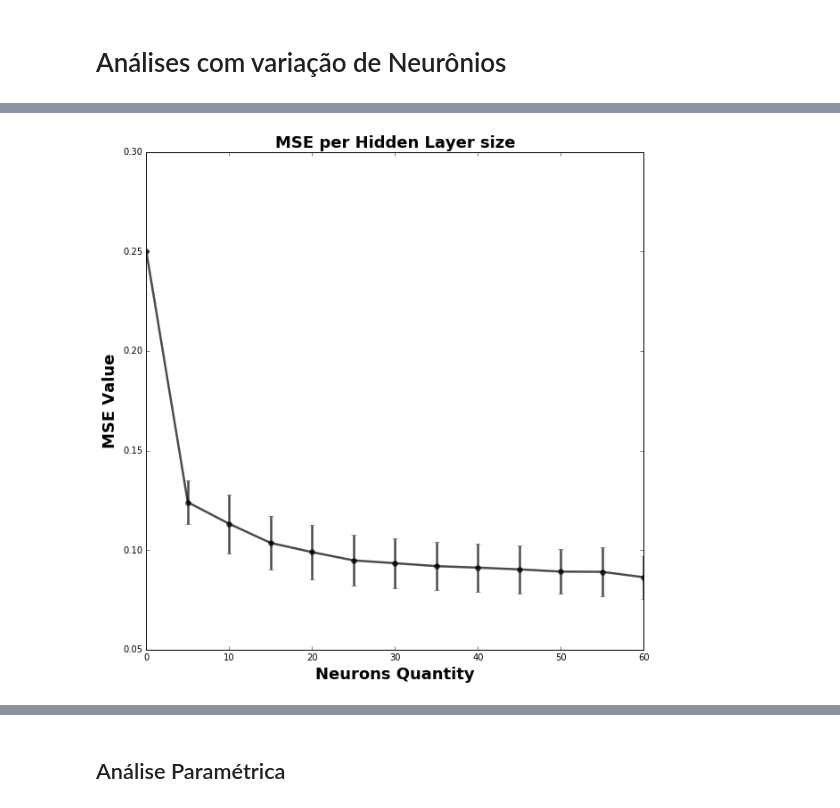
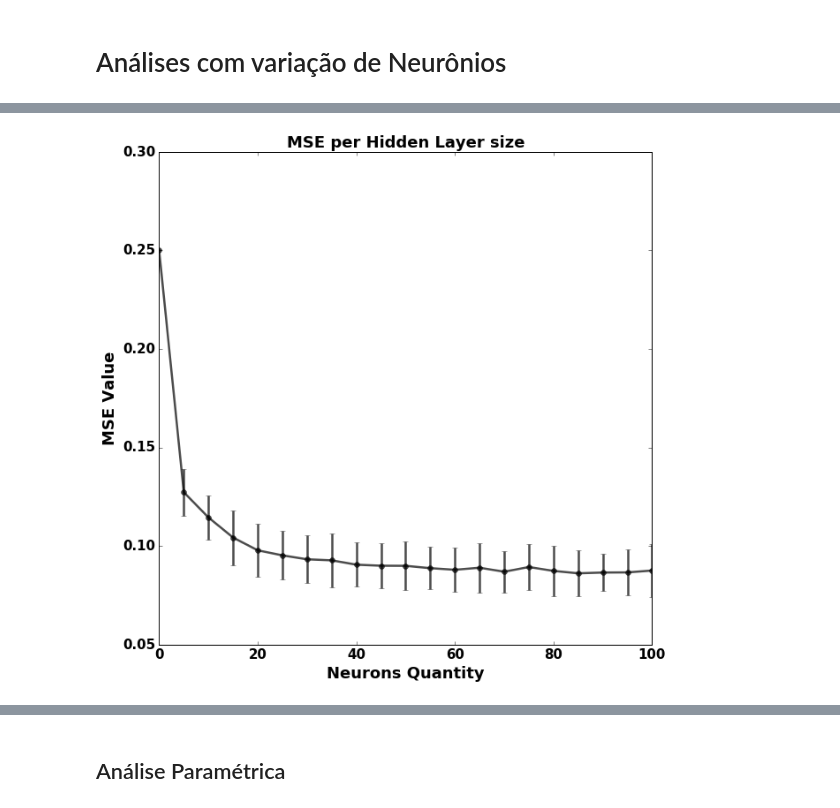
Before and after one commit to natmourajr/SonarAnalysis, a Jupyter notebook: Packages/Classification/NeuralNetwork/NeuralNetworkSonarClassification.ipynb, the cells around one changed output, grey strips where cells are left out. Cells and saved outputs as stored; diff of their text form; code cells hidden in the pictures.

```diff
--- a/Packages/Classification/NeuralNetwork/NeuralNetworkSonarClassification.ipynb
+++ b/Packages/Classification/NeuralNetwork/NeuralNetworkSonarClassification.ipynb
@@ -248,7 +262,8 @@ current_analysis = 'mse'
 
 analysis_file_name='%s/%s/%s_%s_neuron_number_sweep.jbl'%(results_path,analysis_str,analysis_name, current_analysis)
 
-#os.remove(analysis_file_name)
+if os.path.exists(analysis_file_name):
+    os.remove(analysis_file_name)
 
 if not os.path.exists(analysis_file_name):
     trn_params_folder='%s/%s/%s_trnparams.jbl'%(results_path,analysis_str,analysis_name)
@@ -270,7 +285,7 @@ if not os.path.exists(analysis_file_name):
     n_folds = 2
     CVO = trnparams.ClassificationFolds(folder=results_path,n_folds=n_folds,trgt=all_trgt,dev=development_flag)
 
-    neurons_mat = range(0,61,5)
+    neurons_mat = range(0,105,5)
 
     mse_mat = np.zeros([n_folds,len(neurons_mat)])
 
@@ -314,7 +329,7 @@ if not os.path.exists(analysis_file_name):
                                             dev=development_flag)
             model = load_model(file_name)
             output = model.predict(norm_data)
-            mse = metrics.mean_squared_error(trgt_sparse[test_id,:], np.round(output))
+            mse = sklearn.metrics.mean_squared_error(trgt_sparse[test_id,:], np.round(output))
             mse_mat[ifold,ineuron] = mse
 
     joblib.dump([mse_mat,neurons_mat],analysis_file_name,compress=9)
@@ -348,5 +379,5 @@ print "Topology (%s)"%trn_params.get_params_str()
 Topology (2_inits_mapstd_norm_500_epochs_256_batch_size_softplus_hidden_activation_softmax_output_activation)
-[figure, old version]
+[figure, new version]
 # %%
 # Neuron variation x Accuracy / Sp index / Efficiency
 
```
Also changed, not shown: parts of 7 cells of this notebook, 12 other files.
